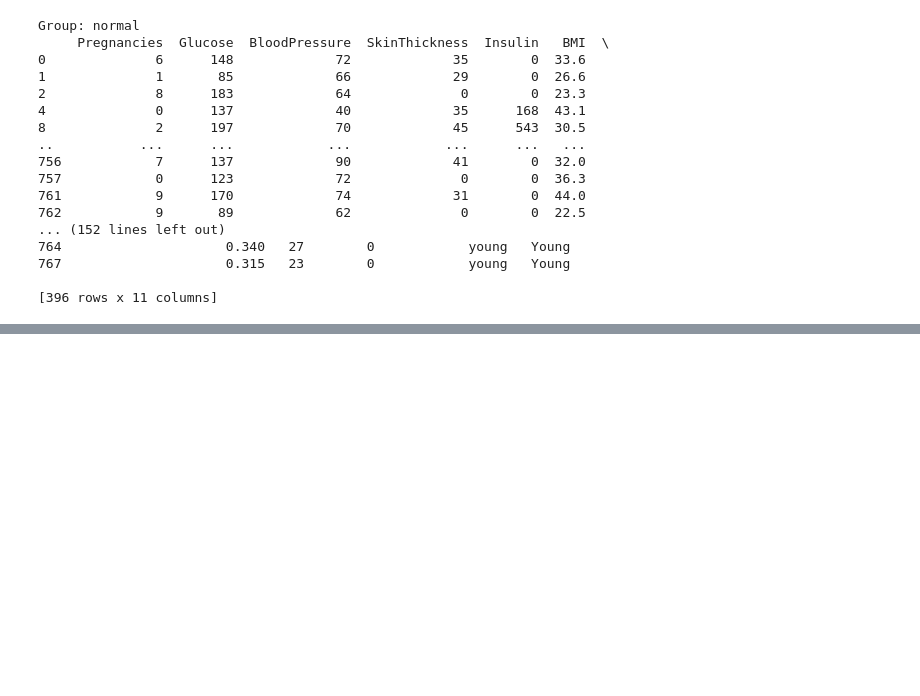
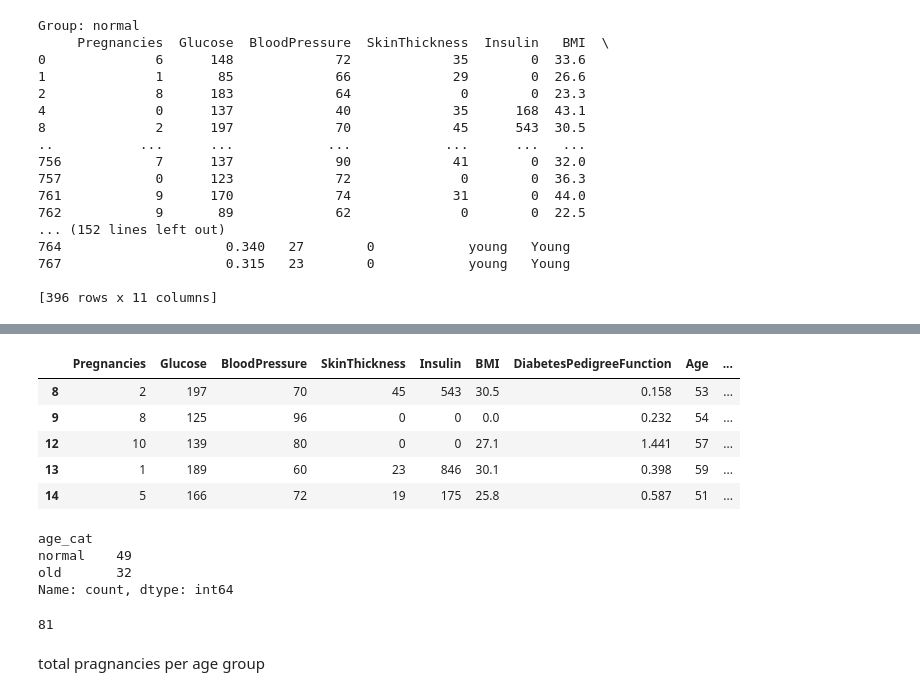
Before and after one commit to Sameershrinath/6th-Sem, a Jupyter notebook: DSTT_practicals/examPrac.ipynb, the cells around one changed output, grey strips where cells are left out. Cells and saved outputs as stored; diff of their text form; code cells hidden in the pictures; blank space fills up the shorter version.

```diff
--- a/DSTT_practicals/examPrac.ipynb
+++ b/DSTT_practicals/examPrac.ipynb
@@ -139,0 +149,2 @@ Group: normal
+# %%
+df.drop("agecat2",axis=1,inplace=True)
@@ -139,0 +160,2 @@ Group: normal
+# %%
+df.rename(columns={"age_category_col": "age_cat"}, inplace=True)
@@ -139,0 +171,24 @@ Group: normal
+# %%
+df3=df[df["Age"] > 50]
+# %%
+df3.head()
+# %% [output]
+|  | Pregnancies | Glucose | BloodPressure | SkinThickness | Insulin | BMI | DiabetesPedigreeFunction | Age | ... |
+| 8 | 2 | 197 | 70 | 45 | 543 | 30.5 | 0.158 | 53 | ... |
+| 9 | 8 | 125 | 96 | 0 | 0 | 0.0 | 0.232 | 54 | ... |
+| 12 | 10 | 139 | 80 | 0 | 0 | 27.1 | 1.441 | 57 | ... |
+| 13 | 1 | 189 | 60 | 23 | 846 | 30.1 | 0.398 | 59 | ... |
+| 14 | 5 | 166 | 72 | 19 | 175 | 25.8 | 0.587 | 51 | ... |
+# %%
+df3.age_cat.value_counts()
+# %% [output]
+age_cat
+normal    49
+old       32
+Name: count, dtype: int64
+# %%
+max(df.Age)
+# %% [output]
+81
+# %% [markdown]
+total pragnancies per age group
```
Also changed, not shown: parts of 6 cells of this notebook, 7 other files.
